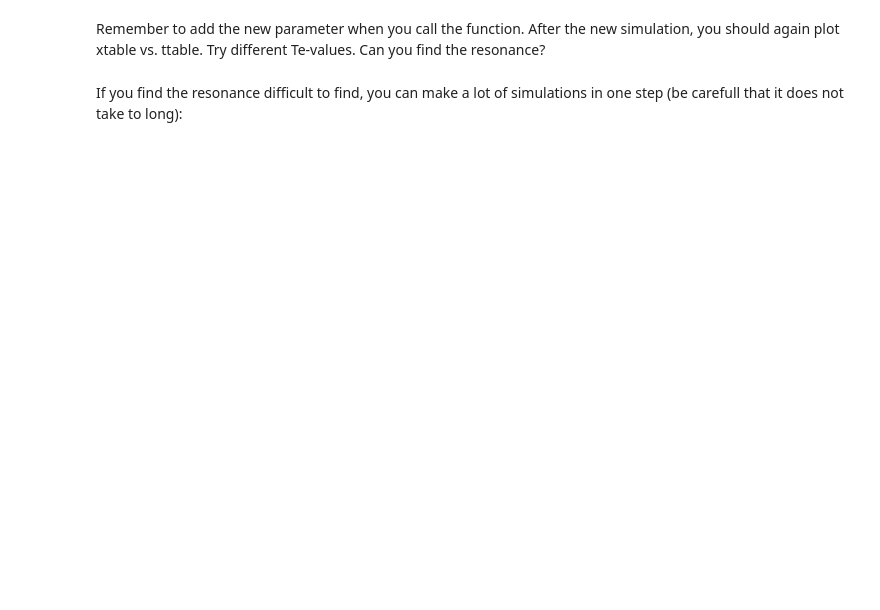
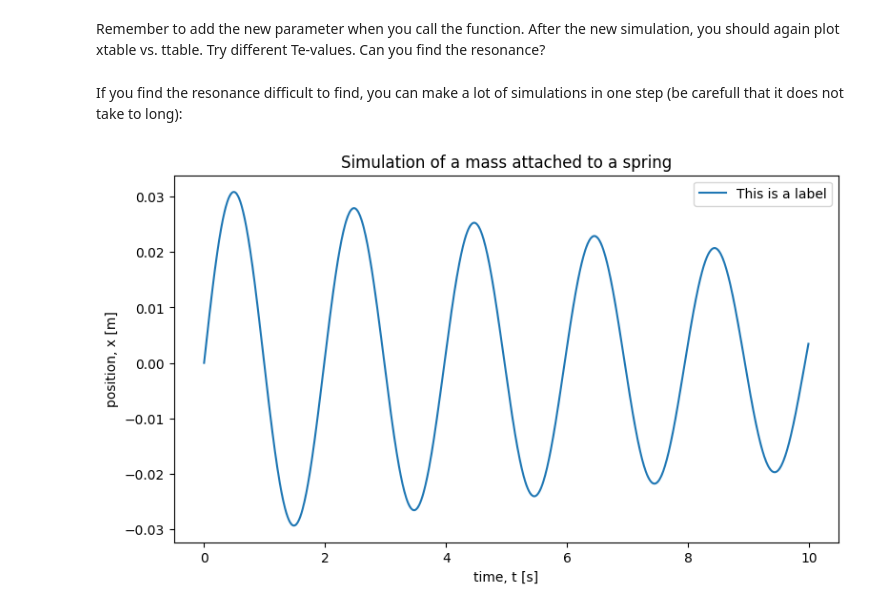
Before and after one commit to Nuhddy/ExperimentalMethods, a Jupyter notebook: Notes/BK2physics.ipynb, the cells around one changed output. Cells and saved outputs as stored; diff of their text form; code cells hidden in the pictures; blank space fills up the shorter version.

```diff
--- a/Notes/BK2physics.ipynb
+++ b/Notes/BK2physics.ipynb
@@ -303,3 +370,57 @@ plt.ylabel("maximum position, max_x [m]")
 plt.legend()
 plt.savefig('resonance.pdf')
 plt.show()
+# %%
+def LeapFrogFriction(m, k, dt, t_end, v0, x0, c):
+    """ Run a numerical simulation of a mass and a spring using Leap-Frog.
+    Parameters:
+        m: mass
+        k: spring constant
+        dt: derivation of time
+        t_end: total time
+        v0: initial velocity
+        x0: initial position
+        c: friction coefficient
+    Returns:
+        ttable: list of points in time
+        xtable: list of positions
+        vtable: list of velocities
+    """
+
+    n_steps = int(t_end/dt)  # Number of steps
+
+    ttable = np.zeros(n_steps)
+    xtable = np.zeros(n_steps)
+    vtable = np.zeros(n_steps)
+
+    t = 0.0
+    x = x0
+    v = v0
+
+    for i in range(n_steps):
+        ttable[i] = t
+        xtable[i] = x
+        vtable[i] = v
+
+        t = t + dt
+        a = ((-k * x)-c*v) / m
+        v = v + a*dt  # a = dv/dt
+        x = x + v*dt  # v = dx/dt
+
+
+
+    return ttable,xtable,vtable
+
+
+ttable, xtable, _ = LeapFrogFriction(m=1, k=10, dt=0.01, t_end=10, v0=0.1, x0=0, c=0.1)
+
+plt.figure(figsize=(9, 5))
+plt.plot(ttable,xtable,'-', label='This is a label')
+plt.title("Simulation of a mass attached to a spring")
+plt.xlabel("time, t [s]")
+plt.ylabel("position, x [m]")
+plt.legend()
+plt.savefig('spring.pdf')
+plt.show()
+# %% [output]
+[figure, added]
```
Also changed, not shown: parts of 8 cells of this notebook.
